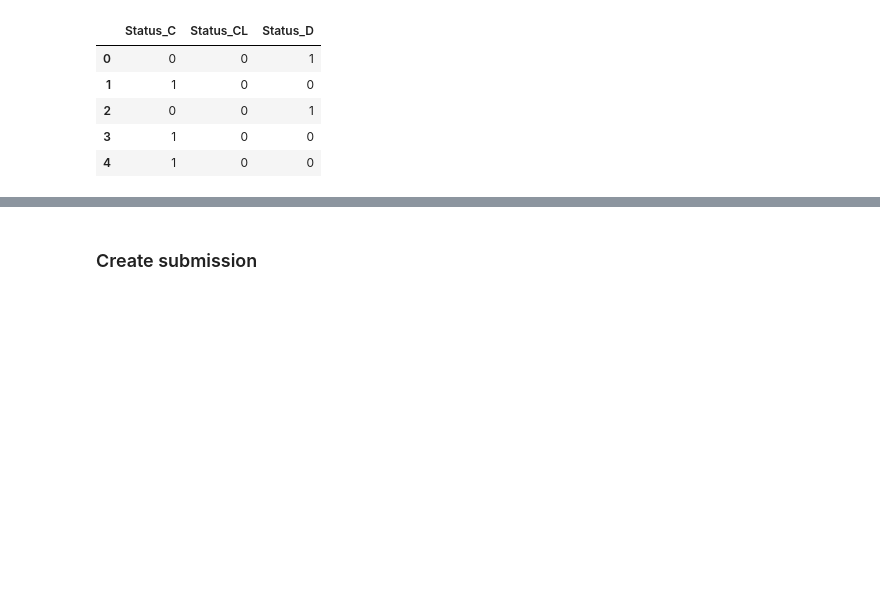
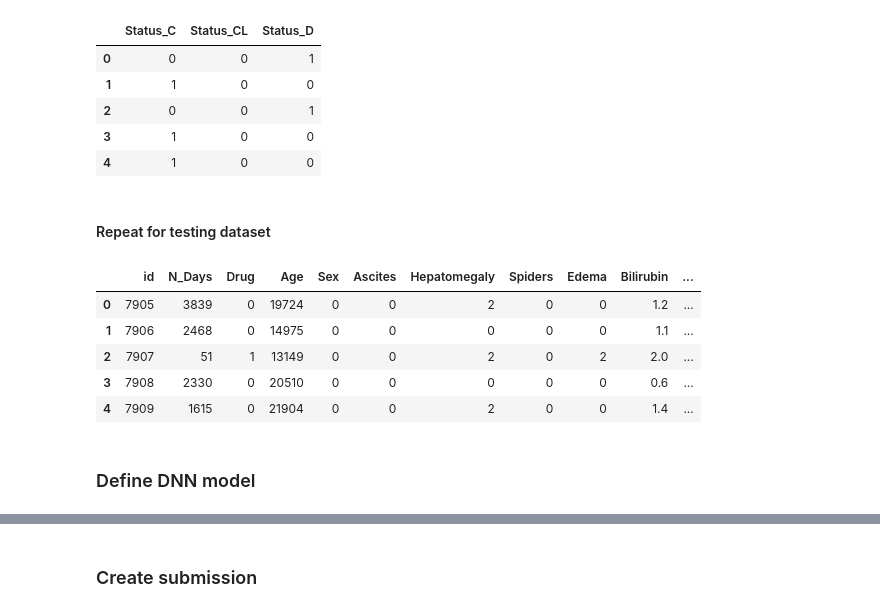
Before and after one commit to ChamodKalupahana/kaggle_cirrhosis_outcomes, a Jupyter notebook: simple-dnn-model-cham-cirrhosis.ipynb, the cells around one changed output, grey strips where cells are left out. Cells and saved outputs as stored; diff of their text form; code cells hidden in the pictures; blank space fills up the shorter version.

```diff
--- a/simple-dnn-model-cham-cirrhosis.ipynb
+++ b/simple-dnn-model-cham-cirrhosis.ipynb
@@ -118,3 +121,39 @@ y.head()
 | 2 | 0 | 0 | 1 |
 | 3 | 1 | 0 | 0 |
 | 4 | 1 | 0 | 0 |
+# %% [markdown]
+#### Repeat for testing dataset
+# %%
+# duplicate original dataset and make changes on duplicate
+test_dataset = testing_dataset
+
+test_dataset['Drug'].replace('D-penicillamine', 0, inplace=True)
+test_dataset['Drug'].replace('Placebo', 1, inplace=True)
+
+test_dataset['Sex'].replace('F', 0, inplace=True)
+test_dataset['Sex'].replace('M', 1, inplace=True)
+
+test_dataset['Ascites'].replace('N', 0, inplace=True)
+test_dataset['Ascites'].replace('Y', 1, inplace=True)
+
+test_dataset['Hepatomegaly'].replace('N', 0, inplace=True)
+test_dataset['Hepatomegaly'].replace('S', 1, inplace=True)
+test_dataset['Hepatomegaly'].replace('Y', 2, inplace=True)
+
+test_dataset['Spiders'].replace('N', 0, inplace=True)
+test_dataset['Spiders'].replace('Y', 1, inplace=True)
+
+test_dataset['Edema'].replace('N', 0, inplace=True)
+test_dataset['Edema'].replace('S', 1, inplace=True)
+test_dataset['Edema'].replace('Y', 2, inplace=True)
+
+test_dataset.head()
+# %% [output]
+|  | id | N_Days | Drug | Age | Sex | Ascites | Hepatomegaly | Spiders | Edema | Bilirubin | ... |
+| 0 | 7905 | 3839 | 0 | 19724 | 0 | 0 | 2 | 0 | 0 | 1.2 | ... |
+| 1 | 7906 | 2468 | 0 | 14975 | 0 | 0 | 0 | 0 | 0 | 1.1 | ... |
+| 2 | 7907 | 51 | 1 | 13149 | 0 | 0 | 2 | 0 | 2 | 2.0 | ... |
+| 3 | 7908 | 2330 | 0 | 20510 | 0 | 0 | 0 | 0 | 0 | 0.6 | ... |
+| 4 | 7909 | 1615 | 0 | 21904 | 0 | 0 | 2 | 0 | 0 | 1.4 | ... |
+# %% [markdown]
+### Define DNN model
```
Also changed, not shown: parts of 12 cells of this notebook.
